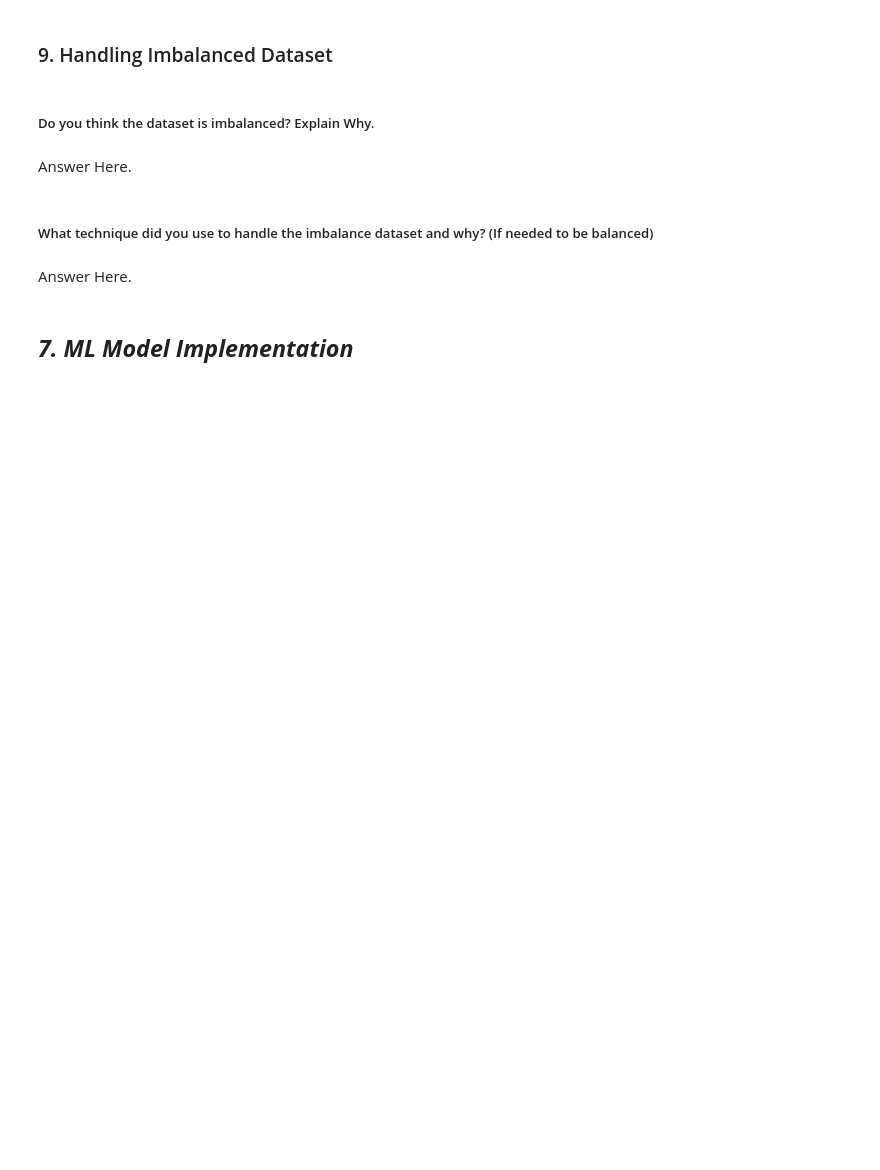
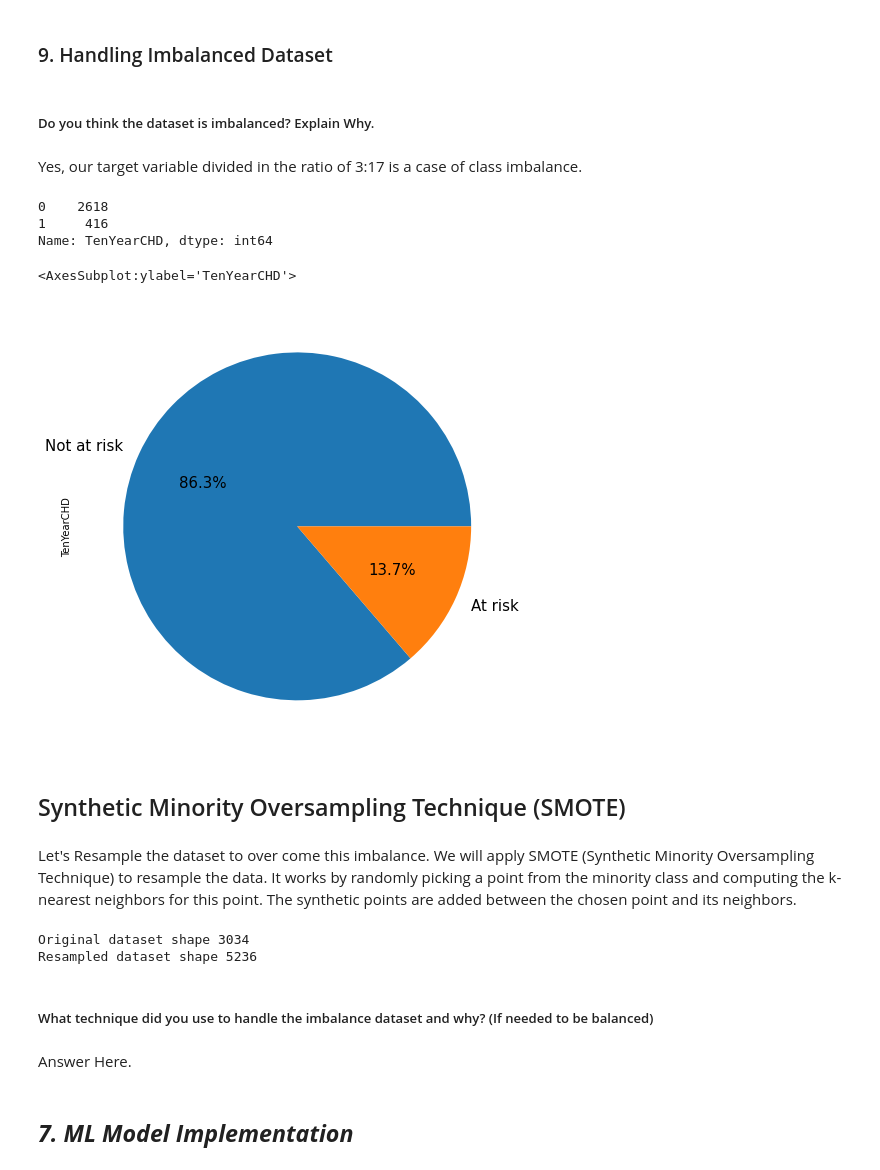
Before and after one commit to ritik1804k/Supervised-ML---Classification-Capstone-Project, a Jupyter notebook: Supervised_ML_Classification_Capstone_Project_.ipynb, the cells around one changed output. Saved outputs shown, nothing was run; the diff lists cells and outputs as text; code cells hidden in the pictures; blank space fills up the shorter version.

```diff
--- a/Supervised_ML_Classification_Capstone_Project_.ipynb
+++ b/Supervised_ML_Classification_Capstone_Project_.ipynb
@@ -1177,10 +1287,39 @@ Answer Here.
 ### 9. Handling Imbalanced Dataset
 # %% [markdown]
 ##### Do you think the dataset is imbalanced? Explain Why.
-# %% [markdown]
-Answer Here.
+# %% [markdown]
+Yes, our target variable divided in the ratio of 3:17 is a case of class imbalance.
 # %%
 # Handling Imbalanced Dataset (If needed)
+TenYearCHD_values=df['TenYearCHD'].value_counts()
+TenYearCHD_values
+# %% [output]
+0    2618
+1     416
+Name: TenYearCHD, dtype: int64
+# %%
+labels = ["Not at risk", "At risk"]
+TenYearCHD_values.plot.pie(labels=labels,autopct='%1.1f%%',figsize=(12,8),fontsize=15)
+# %% [output]
+<AxesSubplot:ylabel='TenYearCHD'>
+[figure, added]
+# %% [markdown]
+## Synthetic Minority Oversampling Technique (SMOTE)
+# %% [markdown]
+Let's Resample the dataset to over come this imbalance. We will apply SMOTE (Synthetic Minority Oversampling Technique) to resample the data. It works by randomly picking a point from the minority class and computing the k-nearest neighbors for this point. The synthetic points are added between the chosen point and its neighbors.
+# %%
+from imblearn.over_sampling import SMOTE
+
+smote = SMOTE()
+
+# fit predictor and target variable
+x_smote, y_smote = smote.fit_resample(new_df.drop(labels='TenYearCHD', axis=1), new_df['TenYearCHD'])
+
+print('Original dataset shape', len(new_df))
+print('Resampled dataset shape', len(y_smote))
+# %% [output]
+Original dataset shape 3034
+Resampled dataset shape 5236
 # %% [markdown]
 ##### What technique did you use to handle the imbalance dataset and why? (If needed to be balanced)
 # %% [markdown]
```
Also changed, not shown: parts of 43 cells of this notebook.
